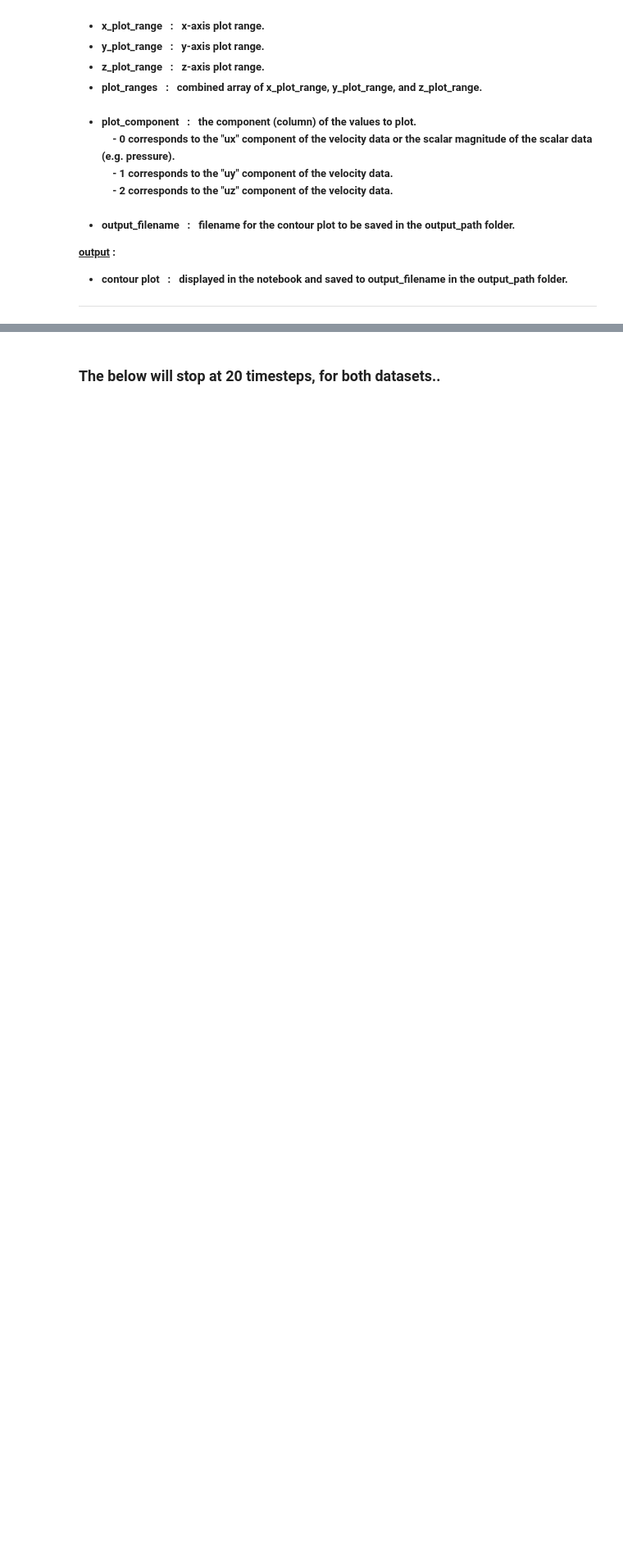
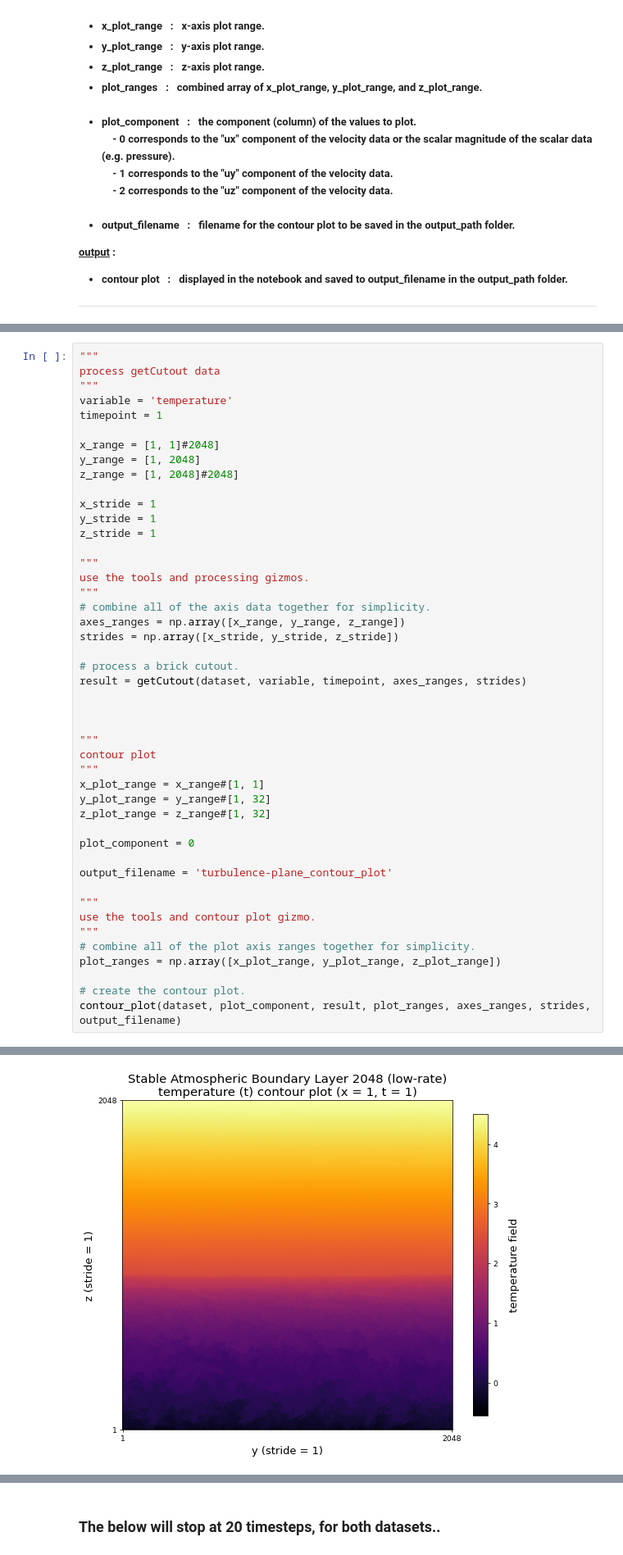
Before and after one commit to ariellubonja/visualize-turbulence-data, a Jupyter notebook: Getcutout_JHTDB_2-SciServer.ipynb, the cells around one changed output, grey strips where cells are left out. Shown at 82% size. Drawn from its saved outputs; the diff is of its cells as text; blank space fills up the shorter version.

```diff
--- a/Getcutout_JHTDB_2-SciServer.ipynb
+++ b/Getcutout_JHTDB_2-SciServer.ipynb
@@ -335,2 +319,49 @@ generating contour plot...
 -----
 contour plot created successfully.
+# %%
+"""
+process getCutout data
+"""
+variable = 'temperature'
+timepoint = 1
+
+x_range = [1, 1]#2048]
+y_range = [1, 2048]
+z_range = [1, 2048]#2048]
+
+x_stride = 1
+y_stride = 1
+z_stride = 1
+
+"""
+use the tools and processing gizmos.
+"""
+# combine all of the axis data together for simplicity.
+axes_ranges = np.array([x_range, y_range, z_range])
+strides = np.array([x_stride, y_stride, z_stride])
+
+# process a brick cutout.
+result = getCutout(dataset, variable, timepoint, axes_ranges, strides)
+
+
+
+"""
+contour plot
+"""
+x_plot_range = x_range#[1, 1]
+y_plot_range = y_range#[1, 32]
+z_plot_range = z_range#[1, 32]
+
+plot_component = 0
+
+output_filename = 'turbulence-plane_contour_plot'
+
+"""
+use the tools and contour plot gizmo.
+"""
+# combine all of the plot axis ranges together for simplicity.
+plot_ranges = np.array([x_plot_range, y_plot_range, z_plot_range])
+
+# create the contour plot.
+contour_plot(dataset, plot_component, result, plot_ranges, axes_ranges, strides, output_filename)
+# %% [output]
@@ -336,0 +377 @@ contour plot created successfully.
+[figure, added]
```
Also changed, not shown: parts of 12 cells of this notebook, 1 other file.
